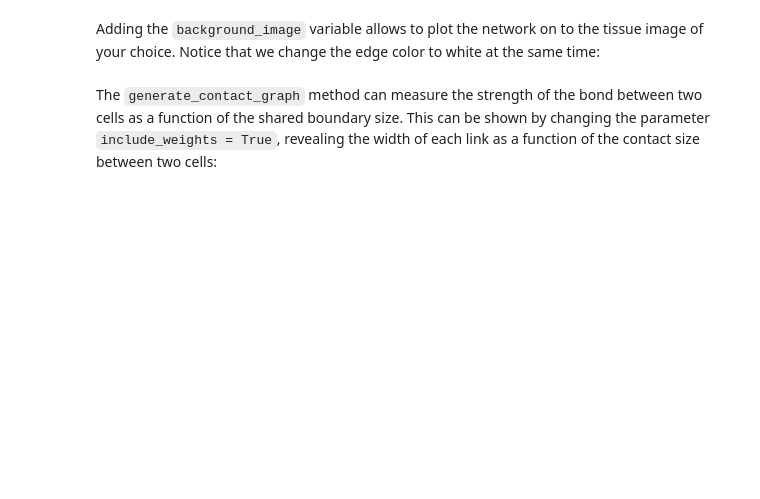
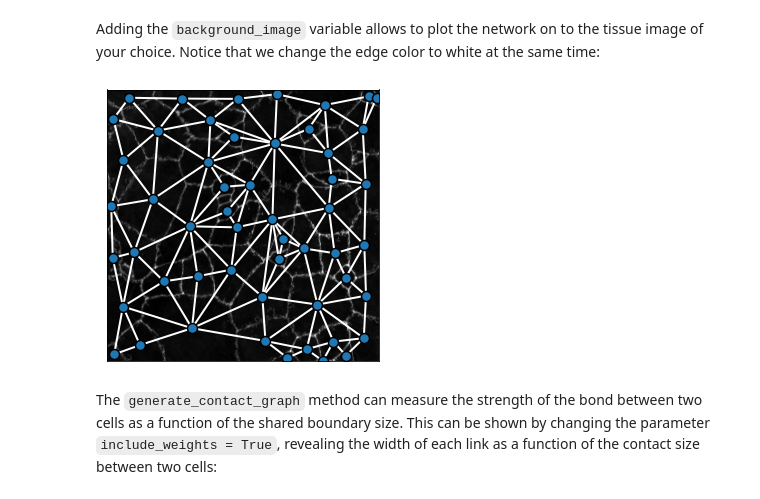
Before and after one commit to BaroudLab/Griottes, a Jupyter notebook: example_notebooks/Figure_2.ipynb, the cells around one changed output. Drawn from its saved outputs; the diff is of its cells as text; code cells hidden in the pictures; blank space fills up the shorter version.

```diff
--- a/example_notebooks/Figure_2.ipynb
+++ b/example_notebooks/Figure_2.ipynb
@@ -60,13 +61,15 @@ plot_2D(G_contact,
 Adding the `background_image` variable allows to plot the network on to the tissue image of your choice. Notice that we change the edge color to white at the same time:
 # %%
 plot_2D(G_contact,
-                background_image = sub_image[:, :,1],
-                figsize = (5,5),
-                alpha_line = 1,
-                scatterpoint_size = 10,
-                legend = True,
-                edge_color = 'w',
-                line_factor = 2)
+        background_image = sub_image[1],
+        figsize = (5,5),
+        alpha_line = 1,
+        scatterpoint_size = 10,
+        legend = True,
+        edge_color = 'w',
+        line_factor = 2)
+# %% [output]
+[figure, added]
 # %% [markdown]
 The `generate_contact_graph` method can measure the strength of the bond between two cells as a function of the shared boundary size. This can be shown by changing the parameter `include_weights = True`, revealing the width of each link as a function of the contact size between two cells:
 # %%
```
Also changed, not shown: parts of 13 cells of this notebook, 3 other files.
